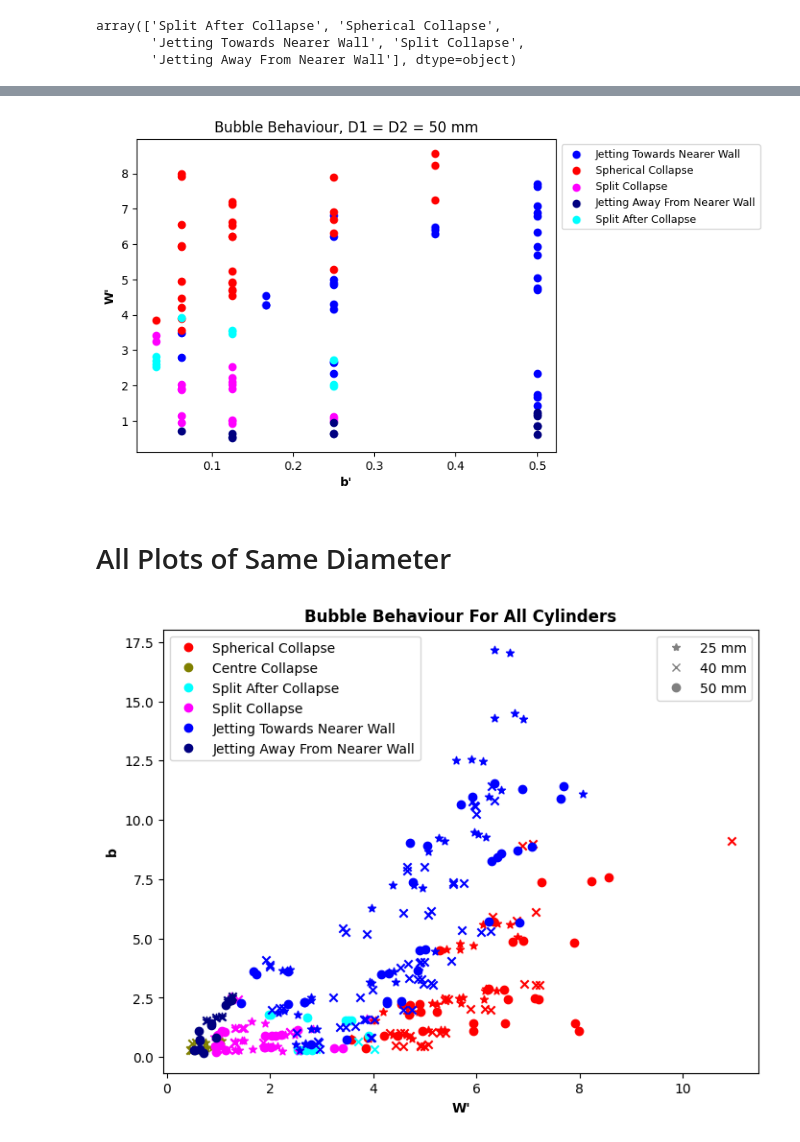
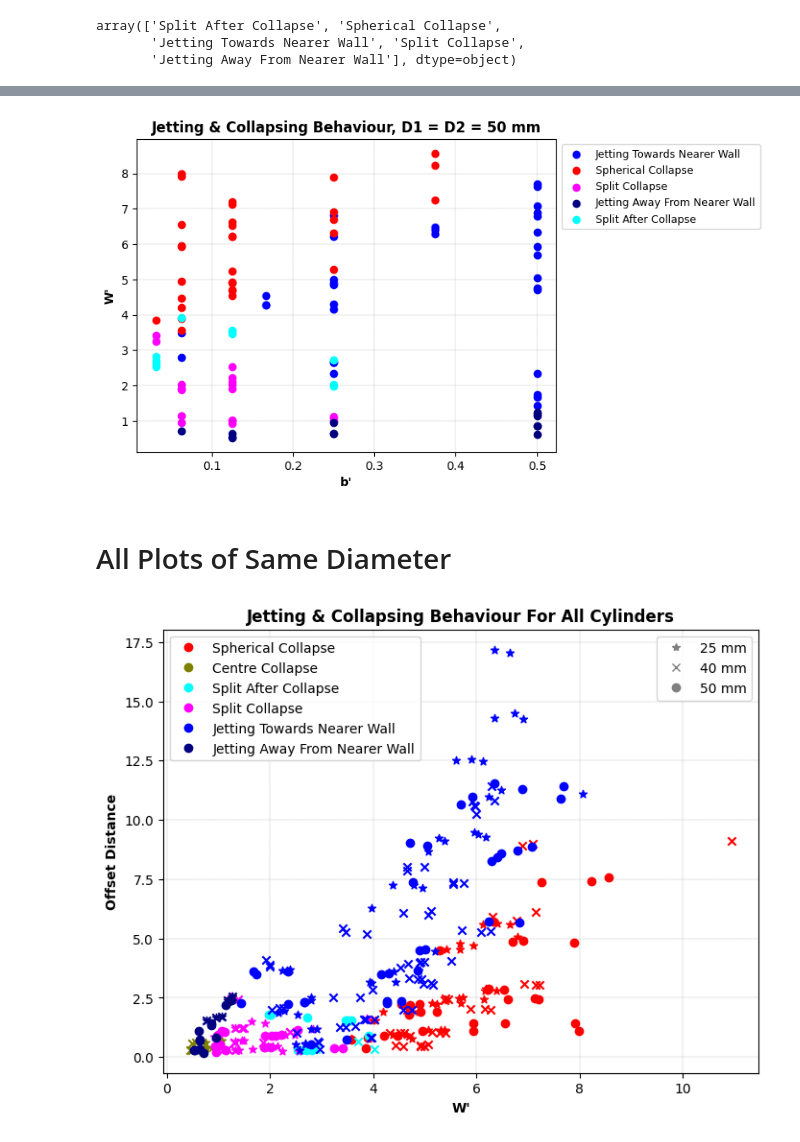
Before and after one commit to MayurPatil2711/SURE-IIT-Hyderabad, a Jupyter notebook: Plots.ipynb, the cells around one changed output, grey strips where cells are left out. Drawn from its saved outputs; the diff is of its cells as text; code cells hidden in the pictures.

```diff
--- a/Plots.ipynb
+++ b/Plots.ipynb
@@ -225,11 +272,12 @@ plt.scatter(mm_50_split_collapse["b'"], mm_50_split_collapse["W'"], color = 'fuc
 plt.scatter(mm_50_jetting_away["b'"], mm_50_jetting_away["W'"], color = 'navy', label = "Jetting Away From Nearer Wall")
 plt.scatter(mm_50_split_after_collapse["b'"], mm_50_split_after_collapse["W'"], color = 'cyan', label = "Split After Collapse")
 plt.xlabel("b'", fontweight = "bold"), plt.ylabel("W'", fontweight = "bold")
-plt.legend(loc='upper left', bbox_to_anchor=(1.001, 1), fontsize = 9)
-plt.title('Bubble Behaviour, D1 = D2 = 50 mm')
+plt.legend(loc='upper left', bbox_to_anchor=(1.001, 1), fontsize = 9), plt.grid(True, color='black', linestyle='--', linewidth=0.1)
+plt.title('Jetting & Collapsing Behaviour, D1 = D2 = 50 mm', fontweight = "bold")
+plt.savefig("/content/drive/MyDrive/IITH SURE/Plots/b'-W' 50 mm.png")
 plt.show()
 # %% [output]
-[figure, old version]
+[figure, new version]
 # %% [markdown]
 # All Plots of Same Diameter
 # %%
@@ -259,36 +307,38 @@ plt.scatter(mm_40_jetting_towards["W'"], mm_40_jetting_towards["b"], color = "bl
 plt.scatter(mm_50_jetting_towards["W'"], mm_50_jetting_towards["b"], color = 'blue')
 
 #Jetting Away From Nearer Wall
 plt.scatter(mm_25_jetting_away["W'"], mm_25_jetting_away["b"], color = 'navy', marker = '*')
 plt.scatter(mm_25_jetting_away["W'"], mm_25_jetting_away["b"], color = 'navy', marker = 'x')
 plt.scatter(mm_50_jetting_away["W'"], mm_50_jetting_away["b"], color = 'navy')
 
 
 red_dot = mlines.Line2D([], [], color='red', marker='o', linestyle='None', markersize=6, label='Spherical Collapse')
 blue_dot = mlines.Line2D([], [], color='olive', marker='o', linestyle='None', markersize=6, label='Centre Collapse')
 green_dot = mlines.Line2D([], [], color='cyan', marker='o', linestyle='None', markersize=6, label='Split After Collapse')
 magenta_dot = mlines.Line2D([], [], color='magenta', marker='o', linestyle='None', markersize=6, label='Split Collapse')
 cyan_dot = mlines.Line2D([], [], color='blue', marker='o', linestyle='None', markersize=6, label='Jetting Towards Nearer Wall')
 black_dot = mlines.Line2D([], [], color='navy', marker='o', linestyle='None', markersize=6, label='Jetting Away From Nearer Wall')
 
 # Create custom legend handles for markers
 star_marker = mlines.Line2D([], [], color='gray', marker='*', linestyle='None', markersize=6, label="25 mm")
 x_marker = mlines.Line2D([], [], color='gray', marker='x', linestyle='None', markersize=6, label="40 mm")
 circle_marker = mlines.Line2D([], [], color='gray', marker='o', linestyle='None', markersize=6, label="50 mm")
 
 # Add legends to the plot
 first_legend = plt.legend(handles=[red_dot, blue_dot, green_dot, magenta_dot, cyan_dot, black_dot], loc='upper left')
 plt.legend(handles=[star_marker, x_marker, circle_marker], loc='upper right')
+plt.grid(True, color='black', linestyle='--', linewidth=0.1)
 
 # Add the first legend back to the plot (to not overwrite it)
 plt.gca().add_artist(first_legend)
 
 
-plt.xlabel("W'", fontweight = 'bold'), plt.ylabel("b", fontweight = "bold")
-plt.title("Bubble Behaviour For All Cylinders", fontweight = 'bold')
+plt.xlabel("W'", fontweight = 'bold'), plt.ylabel("Offset Distance", fontweight = "bold")
+plt.title("Jetting & Collapsing Behaviour For All Cylinders", fontweight = 'bold')
+plt.savefig("/content/drive/MyDrive/IITH SURE/Plots/W'-b All Diameter.png")
 plt.show()
 # %% [output]
-[figure, old version]
+[figure, new version]
 # %%
 plt.figure(figsize=(8, 6))
 
```
Also changed, not shown: parts of 9 cells of this notebook.
